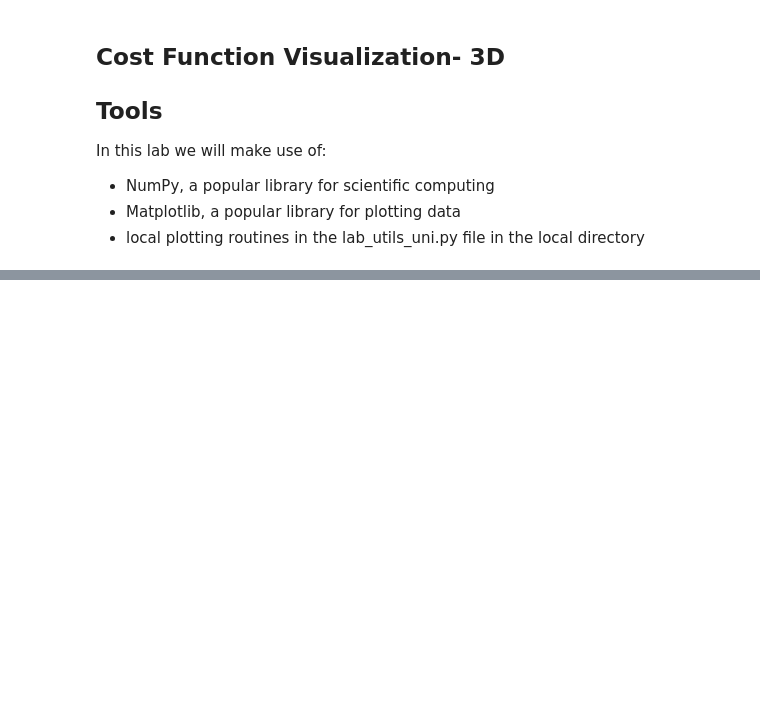
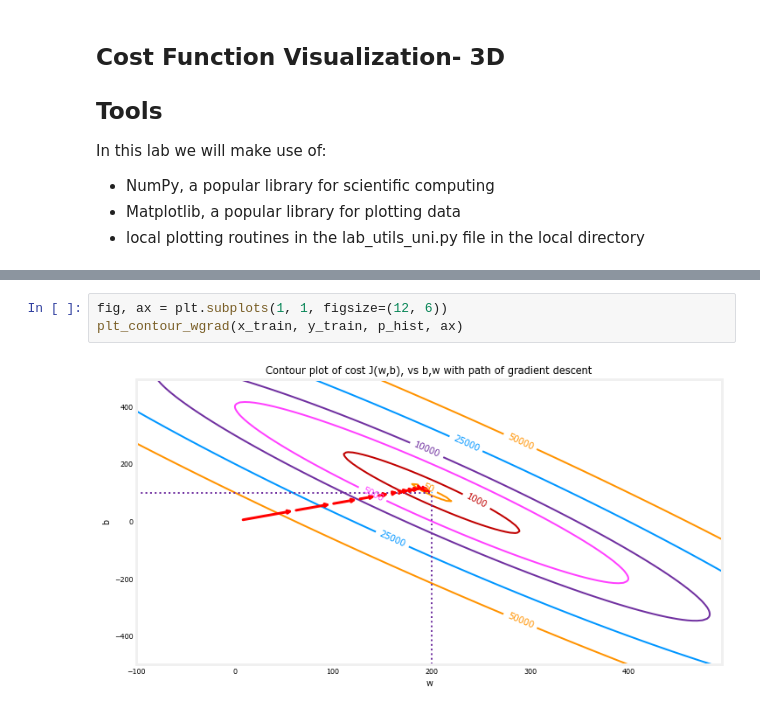
Before and after one commit to imaxfp/edu_machine_learning, a Jupyter notebook: src/supervised_ml_regression_and_classification/week1.ipynb, the cells around one changed output, grey strips where cells are left out. Saved outputs shown, nothing was run; the diff lists cells and outputs as text; blank space fills up the shorter version.

```diff
--- a/src/supervised_ml_regression_and_classification/week1.ipynb
+++ b/src/supervised_ml_regression_and_classification/week1.ipynb
@@ -239,0 +543,5 @@ updater = plt_update_onclick(fig, ax, x_train, y_train, dyn_items)
+# %%
+fig, ax = plt.subplots(1, 1, figsize=(12, 6))
+plt_contour_wgrad(x_train, y_train, p_hist, ax)
+# %% [output]
+[figure, added]
```
Also changed, not shown: parts of 24 cells of this notebook, 36 other files.
